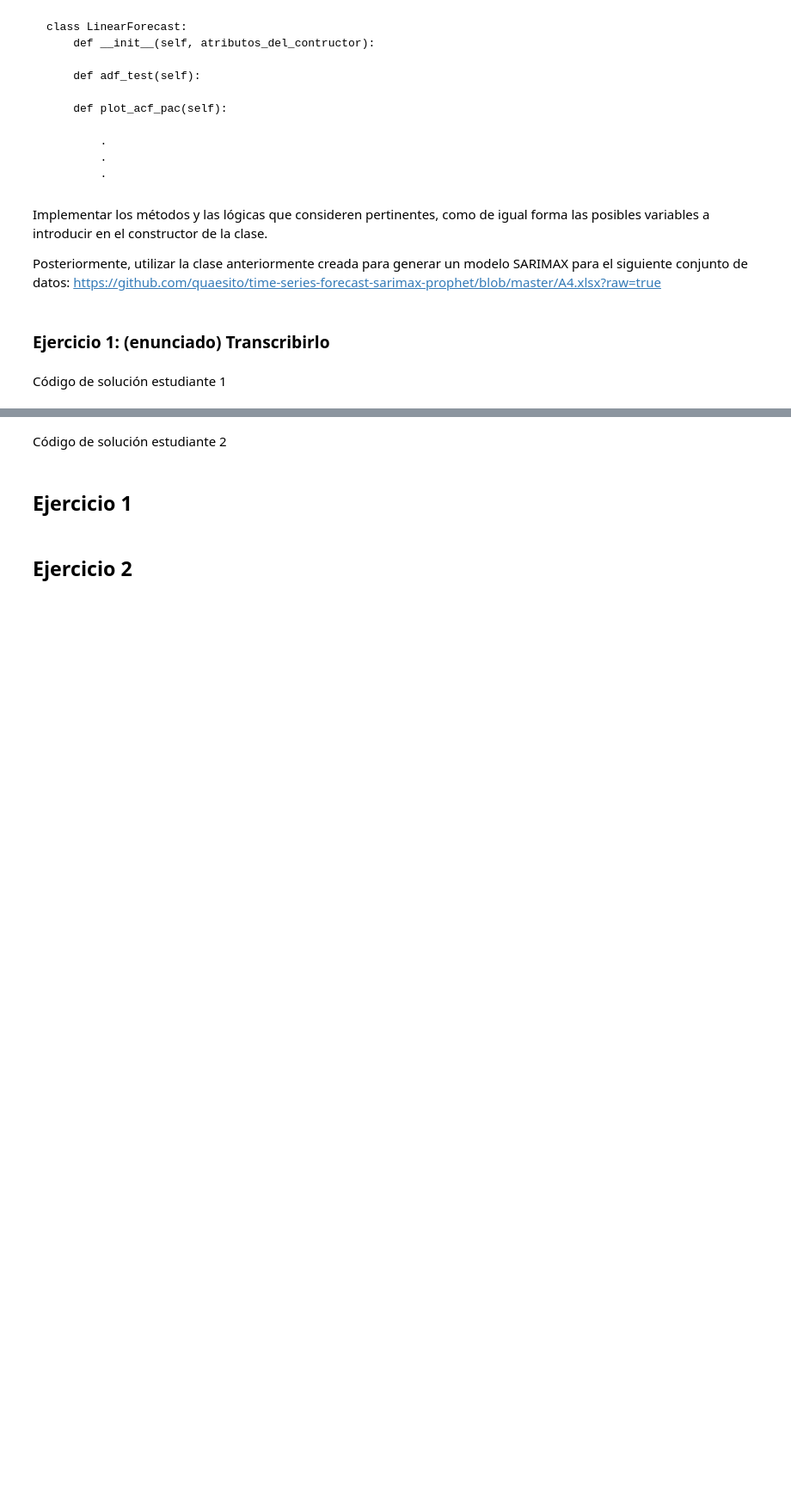
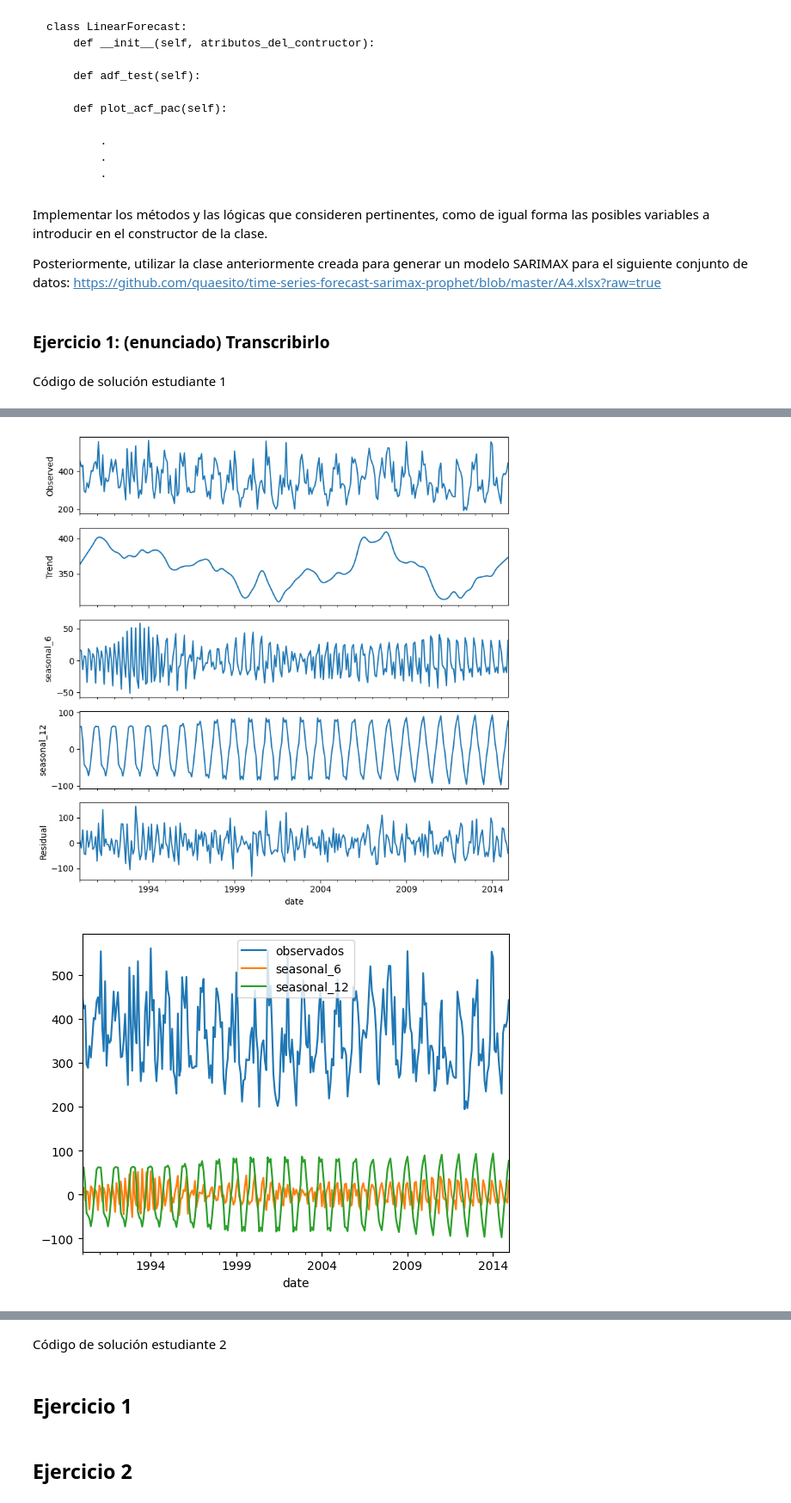
Before and after one commit to SergioDuenass/Tarea3_SDDUENAS_HCORNELAS, a Jupyter notebook: Tarea3.ipynb, the cells around one changed output, grey strips where cells are left out. Shown at 86% size. Drawn from its saved outputs; the diff is of its cells as text; code cells hidden in the pictures; blank space fills up the shorter version.

```diff
--- a/Tarea3.ipynb
+++ b/Tarea3.ipynb
@@ -56,0 +364,5 @@ class LinearForecast:
+# %%
+LinearForecast.seasonalDecompose((6, 12))
+# %% [output]
+[figure, added]
+[figure, added]
```
Also changed, not shown: parts of 16 cells of this notebook.
